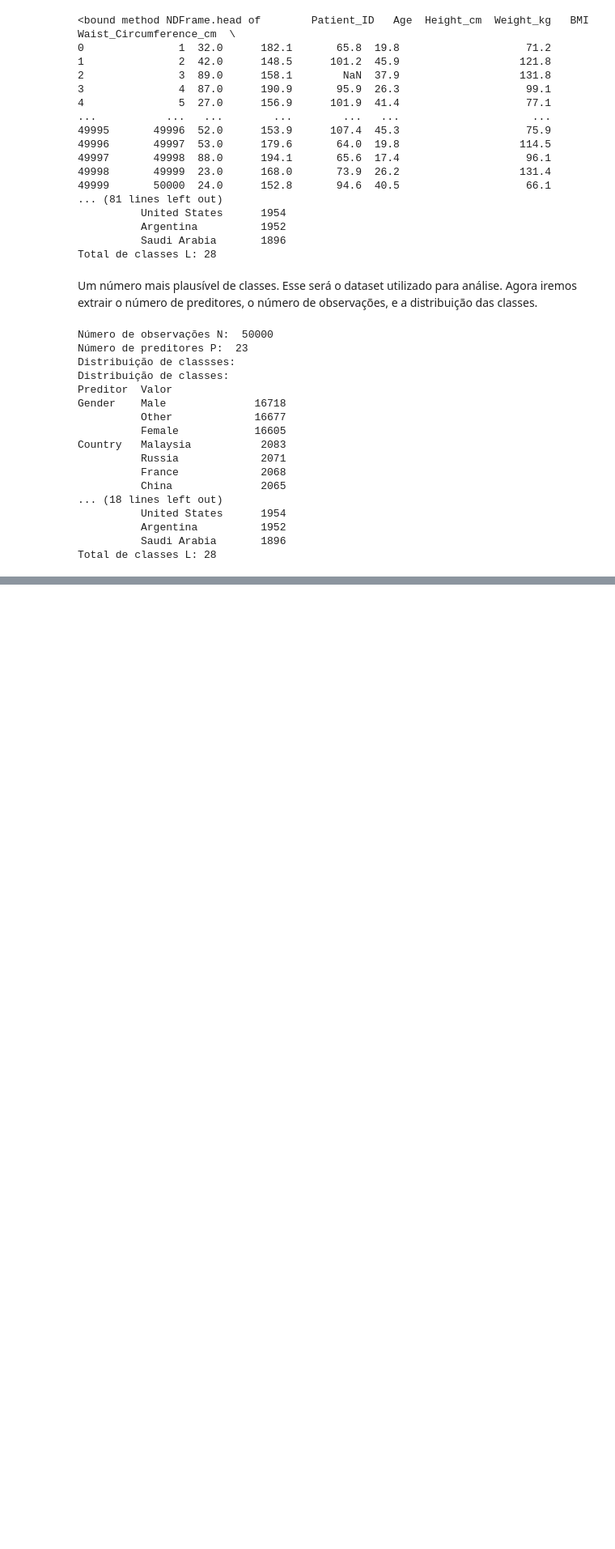
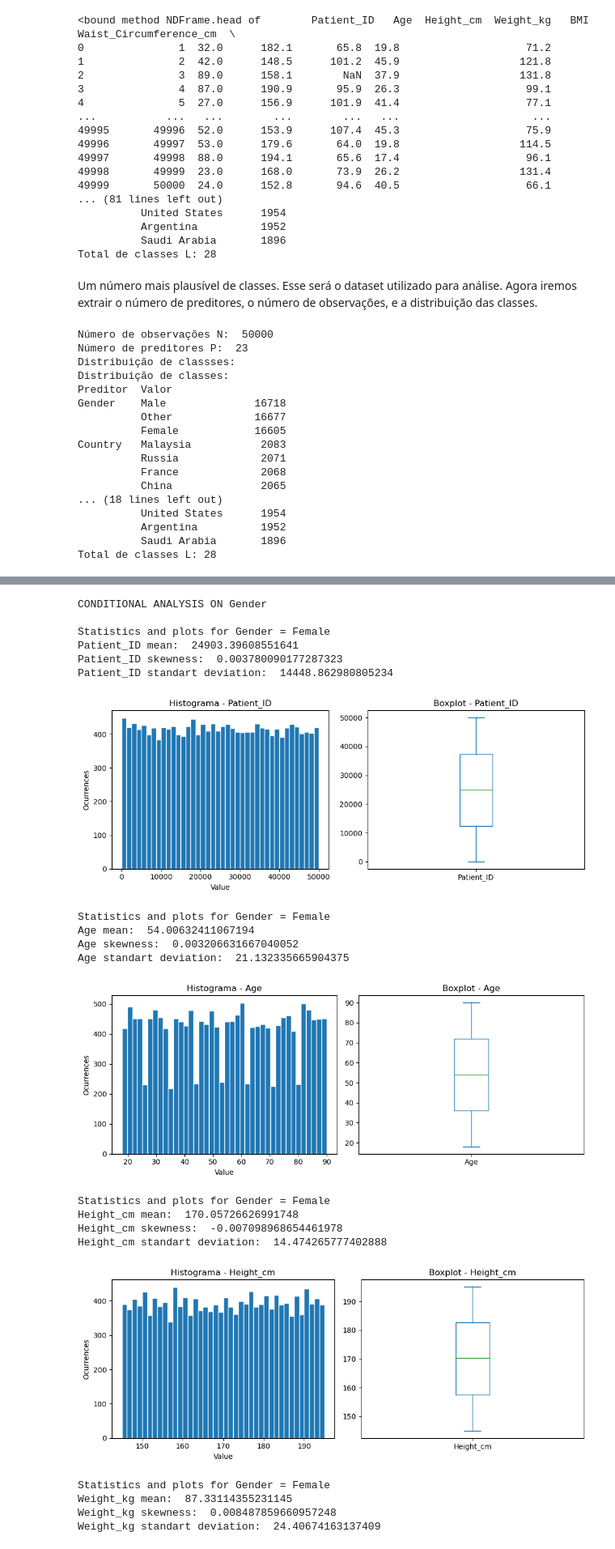
Before and after one commit to alissonjsb4/applied-computational-intelligence, a Jupyter notebook: homework1.ipynb, the cells around one changed output, grey strips where cells are left out. Shown at 81% size. Drawn from its saved outputs; the diff is of its cells as text; code cells hidden in the pictures; blank space fills up the shorter version.

Commit message:
Finished Univariate Conditional Analysis Code

```diff
--- a/homework1.ipynb
+++ b/homework1.ipynb
@@ -149,20 +153,19 @@ import matplotlib.pyplot as plt
 
 def print_statistics(dataframe, column):
     mean = dataframe[column].mean()
-    median = dataframe[column].median()
+    std = dataframe[column].std()
     skewness = dataframe[column].skew()
-    std = dataframe[column].std()
+
 
     print(column, 'mean: ', mean)
-    print(column, 'median: ', median)
     print(column, 'skewness: ', skewness)
     print(column, 'standart deviation: ', std)
     return
 
-def plot_hist_and_box(dataframe, column):
+def plot_hist_and_box(dataframe, column, group=''):
     fig, axes = plt.subplots(1, 2, figsize=(10, 4))
 
-    dataframe[column].plot(kind='hist', ax=axes[0], bins=40, edgecolor='white', title=f'Histograma - {column}')
+    dataframe[column].plot(kind='hist', ax=axes[0], bins=40, edgecolor='white', title=f'Histograma - {column} {group}')
     axes[0].set_xlabel('Value')
     axes[0].set_ylabel('Ocurrences')
 
@@ -216,0 +216,35 @@ Waist_Circumference_cm standart deviation:  23.086578693652626
+# %%
+groups = ['Gender','Conutry']
+nome_preditores_quantitativos = preditores.select_dtypes(include='number').columns
+
+for group in groups:
+    if group in preditores.columns:
+        print(f'CONDITIONAL ANALYSIS ON {group} \n')
+
+        for subgroup, subtable in preditores.groupby(group):
+            for column in nome_preditores_quantitativos:
+                print(f'Statistics and plots for {group} = {subgroup}')
+                print_statistics(subtable, column)
+                plot_hist_and_box(subtable, column, subgroup)
+# %% [output]
+CONDITIONAL ANALYSIS ON Gender
+
+Statistics and plots for Gender = Female
+Patient_ID mean:  24903.39608551641
+Patient_ID skewness:  0.003780090177287323
+Patient_ID standart deviation:  14448.862980805234
+[figure, added]
+Statistics and plots for Gender = Female
+Age mean:  54.00632411067194
+Age skewness:  0.003206631667040052
+Age standart deviation:  21.132335665904375
+[figure, added]
+Statistics and plots for Gender = Female
+Height_cm mean:  170.05726626991748
+Height_cm skewness:  -0.007098968654461978
+Height_cm standart deviation:  14.474265777402888
+[figure, added]
+Statistics and plots for Gender = Female
+Weight_kg mean:  87.33114355231145
+Weight_kg skewness:  0.008487859660957248
+Weight_kg standart deviation:  24.40674163137409
```
Also changed, not shown: parts of 5 cells of this notebook.
